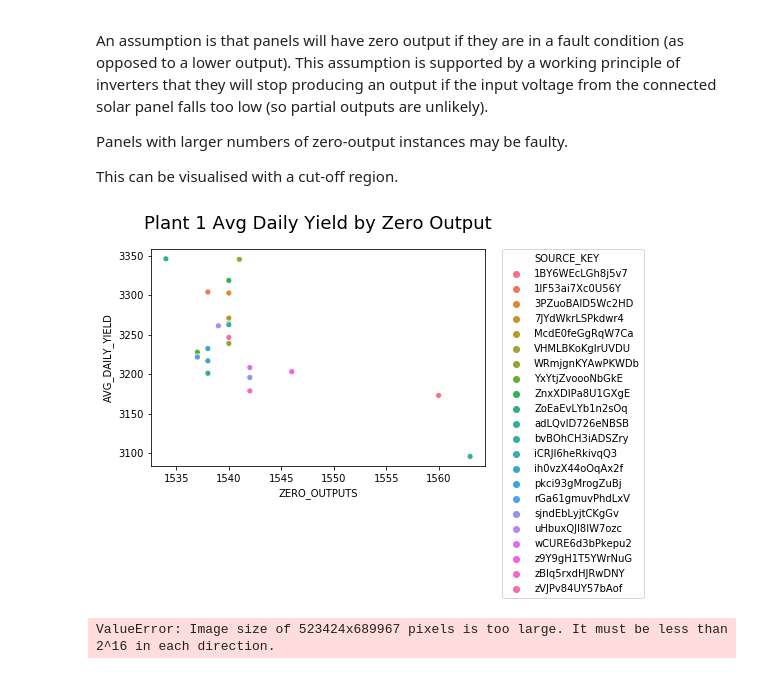
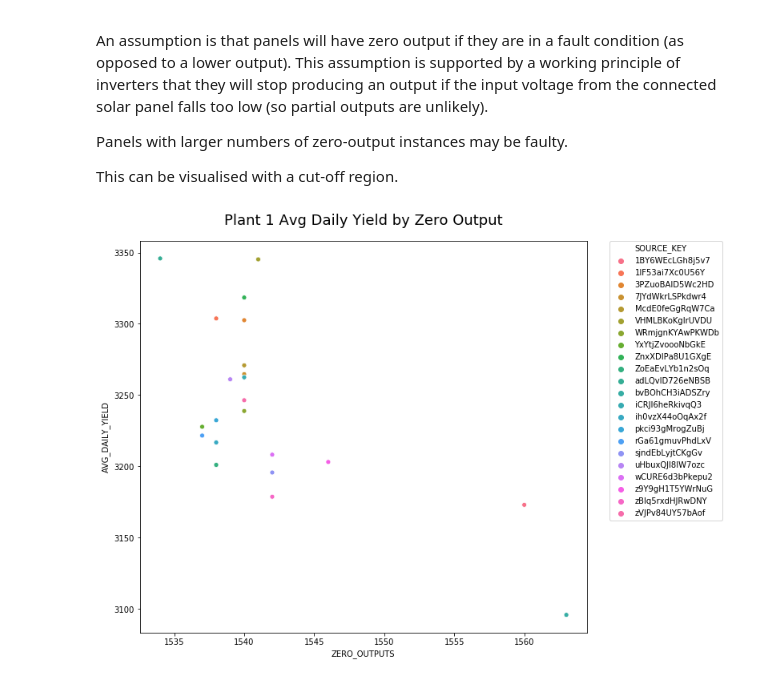
Before and after one commit to CloudforestTechnologies/solar-power-generation-project, a Jupyter notebook: Notebooks/2.0-pm-detecting-faulty-inverters.ipynb, the cells around one changed output. Cells and saved outputs as stored; diff of their text form; code cells hidden in the pictures.

Commit message:
Figure work in progress.

```diff
--- a/Notebooks/2.0-pm-detecting-faulty-inverters.ipynb
+++ b/Notebooks/2.0-pm-detecting-faulty-inverters.ipynb
@@ -63,29 +43,23 @@ This can be visualised with a cut-off region.
 # %%
 
 # Count number of zero instances per cell
 zero_outputs = df_plant1[df_plant1['DC_POWER'] == 0].groupby('SOURCE_KEY')['DATE_TIME'].count().reset_index().rename(columns = {'DATE_TIME' : 'ZERO_OUTPUTS'})
 zero_outputs.sort_values('ZERO_OUTPUTS', ascending = False)
 
 # Create a grouping of source keys and avg daily yield
 daily_yield = df_plant1.groupby(['SOURCE_KEY'])[['SOURCE_KEY', 'AVG_DAILY_YIELD']].mean().reset_index().sort_values('AVG_DAILY_YIELD', ascending = False)
 
 # Merge zero instances and avg daily yield to identify cells with lots of downtime
 plant1_efficiency = pd.merge(zero_outputs, daily_yield, how = 'inner', on = 'SOURCE_KEY')
 
+plt.figure(figsize = (10, 9))
 sns.scatterplot(data = plant1_efficiency, x = 'ZERO_OUTPUTS', y = 'AVG_DAILY_YIELD', hue = 'SOURCE_KEY')
 
 # Style figure
 plt.title('Plant 1 Avg Daily Yield by Zero Output', fontsize = figures_helper.TITLE_FONTSIZE, pad = 20)
 plt.legend(bbox_to_anchor = (1.05, 1), loc = 2, borderaxespad = 0)
 plt.show()
 
-# Label anomalous points
-for key in range(plant1_efficiency.shape[0]):
-    if plant1_efficiency.ZERO_OUTPUTS[key] >= 1550:
-        plt.text(x = plant1_efficiency.ZERO_OUTPUTS[key],
-                 y = plant1_efficiency.AVG_DAILY_YIELD[key],
-                 s = plant1_efficiency.SOURCE_KEY[key],
-                 fontdict = dict(color = 'black', size = 10) )
+# Add dividing line
 # %% [output]
-[figure, old version]
+[figure, new version]
-ValueError: Image size of 523424x689967 pixels is too large. It must be less than 2^16 in each direction.
```
Also changed, not shown: parts of 1 cell of this notebook.
